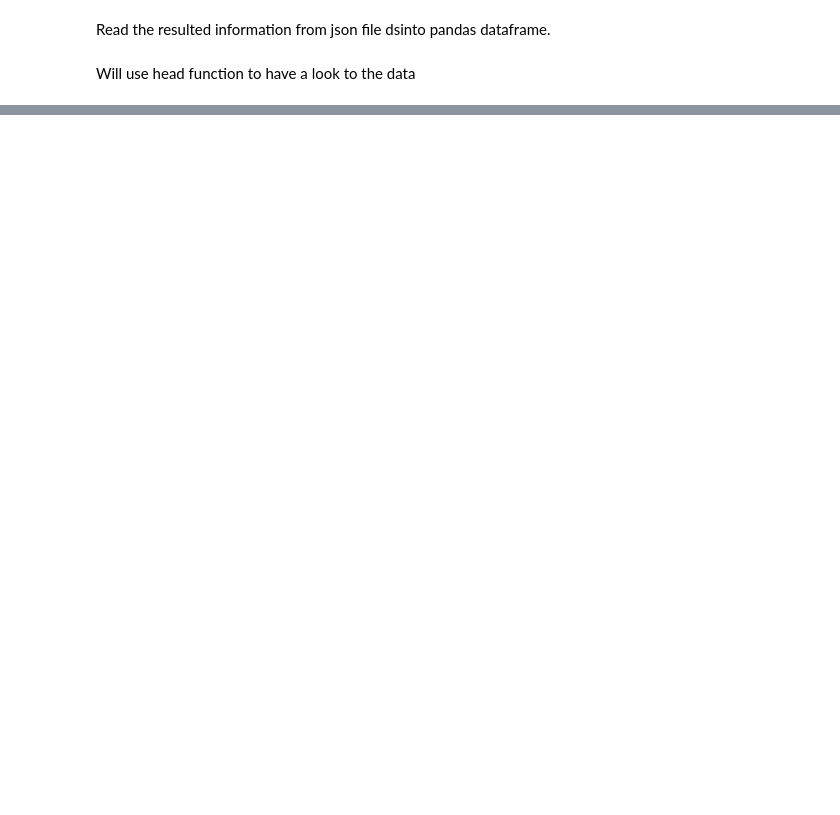
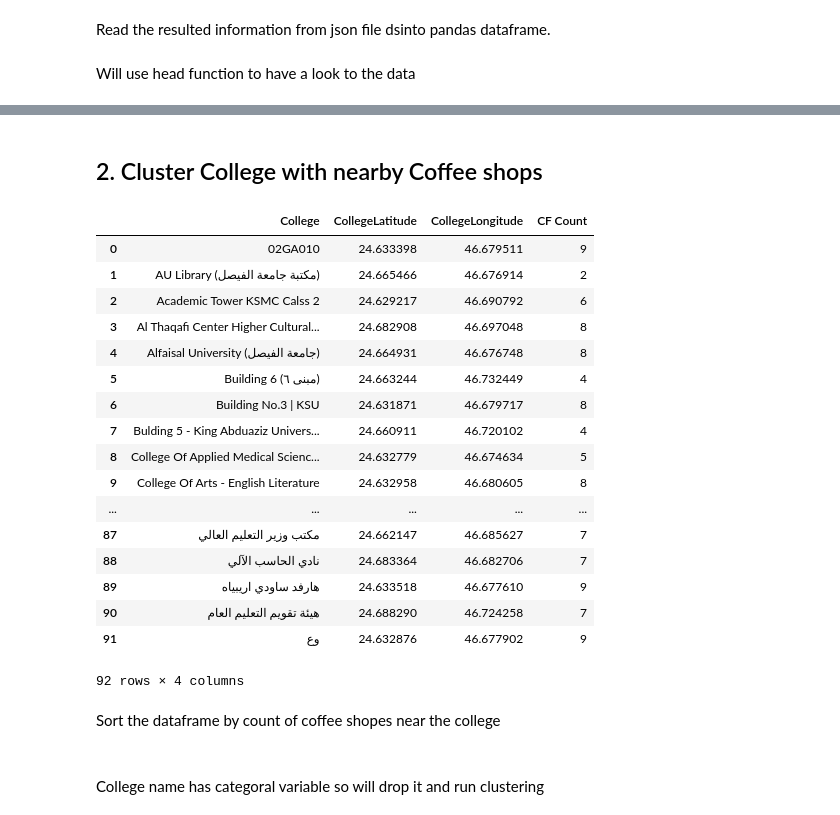
Before and after one commit to erefaie/Coursera_Capstone, a Jupyter notebook: Capstone Project - The Battle of Neighborhoods.ipynb, the cells around one changed output, grey strips where cells are left out. Cells and saved outputs as stored; diff of their text form; code cells hidden in the pictures; blank space fills up the shorter version.

```diff
--- a/Capstone Project - The Battle of Neighborhoods.ipynb
+++ b/Capstone Project - The Battle of Neighborhoods.ipynb
@@ -188,0 +262,18 @@ memory usage: 4.0+ KB
+# %%
+# load sub sategories of Food category in order to get coffee shop category id
+
+food_category_id = '4d4b7105d754a06374d81259' # from the previous loaded list
+
+url = 'https://api.foursquare.com/v2/venues/categories?&client_id={}&client_secret={}&v={}'.format(
+CLIENT_ID,
+CLIENT_SECRET,
+VERSION)
+
+categories_results = requests.get(url).json()
+
+
+#readh nested json to get the coffee shop category id
+food_categories = categories_results['response']['categories']
+food_categories_df = json_normalize(food_categories, record_path=['categories']) # flatten JSON
+
+food_categories_df.loc[food_categories_df['name'] == 'Coffee Shop']
@@ -188,0 +330,6 @@ memory usage: 4.0+ KB
+# %%
+
+Uni_Nearby_CoffeShops = getNearbyVenue(names=uni_df['Name'],
+                                   latitudes=uni_df['latitude'],
+                                   longitudes=uni_df['longitude']
+                                  )
@@ -188,0 +348,27 @@ memory usage: 4.0+ KB
+# %% [markdown]
+## 2. Cluster College with nearby Coffee shops
+# %%
+
+uni_cs_count = Uni_Nearby_CoffeShops.groupby(['College', 'CollegeLatitude', 'CollegeLongitude']).size().to_frame('CF Count').reset_index()
+uni_cs_count
+# %% [output]
+|  | College | CollegeLatitude | CollegeLongitude | CF Count |
+| 0 | 02GA010 | 24.633398 | 46.679511 | 9 |
+| 1 | AU Library (مكتبة جامعة الفيصل) | 24.665466 | 46.676914 | 2 |
+| 2 | Academic Tower KSMC Calss 2 | 24.629217 | 46.690792 | 6 |
+| 3 | Al Thaqafi Center Higher Cultural... | 24.682908 | 46.697048 | 8 |
+| 4 | Alfaisal University (جامعة الفيصل) | 24.664931 | 46.676748 | 8 |
+| 5 | Building 6 (مبنى ٦) | 24.663244 | 46.732449 | 4 |
+| 6 | Building No.3 | KSU | 24.631871 | 46.679717 | 8 |
+| 7 | Bulding 5 - King Abduaziz Univers... | 24.660911 | 46.720102 | 4 |
+| 8 | College Of Applied Medical Scienc... | 24.632779 | 46.674634 | 5 |
+| 9 | College Of Arts - English Literature | 24.632958 | 46.680605 | 8 |
+| ... | ... | ... | ... | ... |
+| 87 | مكتب وزير التعليم العالي | 24.662147 | 46.685627 | 7 |
+| 88 | نادي الحاسب الآلي | 24.683364 | 46.682706 | 7 |
+| 89 | هارفد ساودي اريبياه | 24.633518 | 46.677610 | 9 |
+| 90 | هيئة تقويم التعليم العام | 24.688290 | 46.724258 | 7 |
+| 91 | وع | 24.632876 | 46.677902 | 9 |
+92 rows × 4 columns
+# %% [markdown]
+Sort the dataframe by count of coffee shopes near the college
@@ -188,0 +377,3 @@ memory usage: 4.0+ KB
+# %% [markdown]
+<br>
+College name has categoral variable so will drop it and run clustering
```
Also changed, not shown: parts of 39 cells of this notebook.
